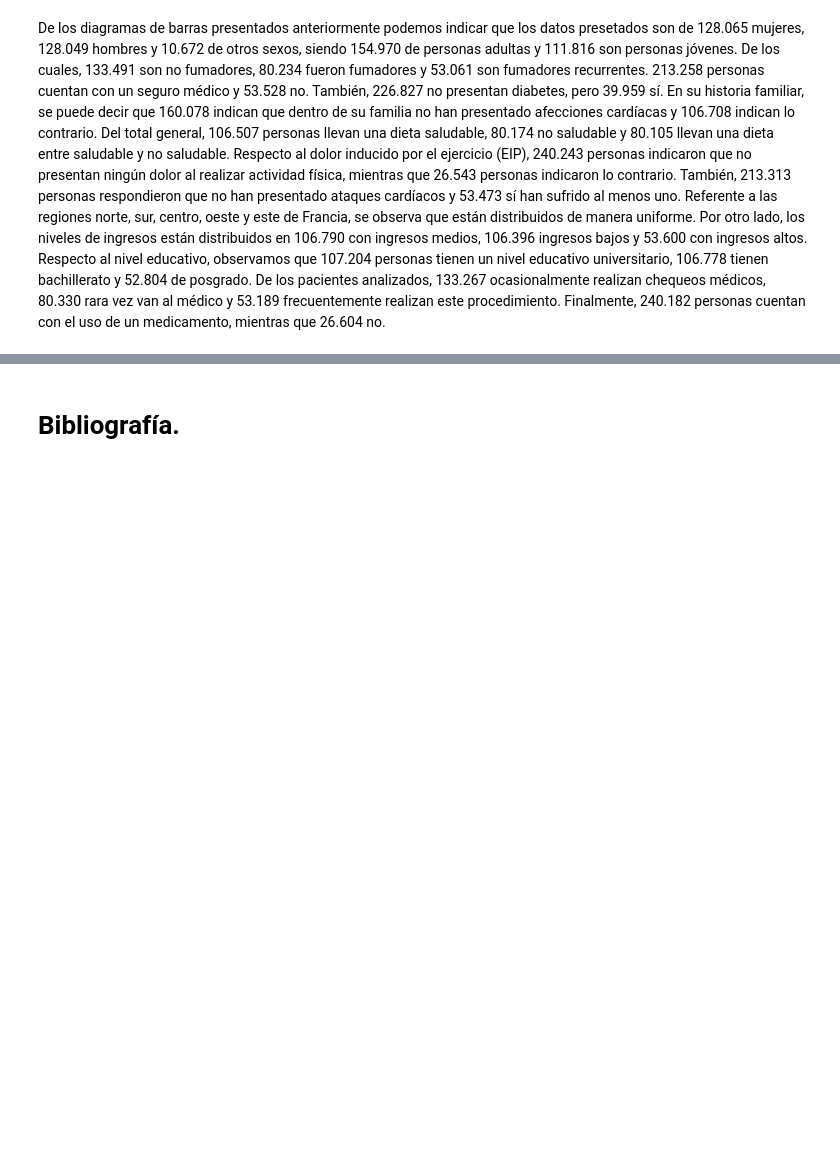
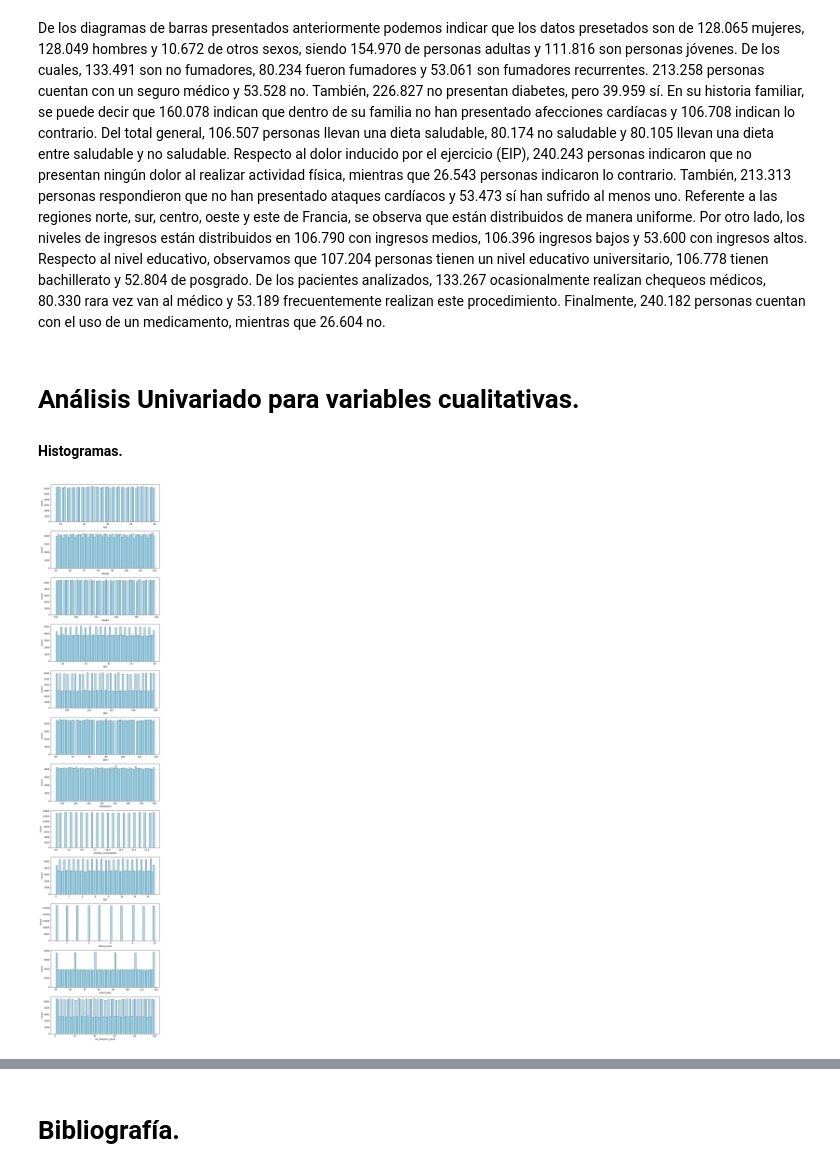
Before and after one commit to julianamu323/Proyectos, a Jupyter notebook: Afecciones_cardiacas.ipynb, the cells around one changed output, grey strips where cells are left out. Cells and saved outputs as stored; diff of their text form; code cells hidden in the pictures; blank space fills up the shorter version.

```diff
--- a/Afecciones_cardiacas.ipynb
+++ b/Afecciones_cardiacas.ipynb
@@ -192,0 +195,17 @@ De los diagramas de barras presentados anteriormente podemos indicar que los dat
+# %% [markdown]
+# **Análisis Univariado para variables cualitativas.**
+# %% [markdown]
+**Histogramas.**
+# %%
+columns2 = ['Age', 'Weight', 'Height', 'BMI', 'BPS', 'BPD', 'Cholesterol',
+            'Alcohol_Consumption', 'PAH', 'Stress_Level', 'Heart_Rate', 'Air_Pollution_Level']
+# %%
+fig, axs = plt.subplots(len(columns2), 1, figsize=(8, len(columns2)*3))
+
+for i, col in enumerate(columns2):
+  sns.histplot(x = data[col], color = 'skyblue', ax = axs[i])
+
+plt.tight_layout()
+plt.show()
+# %% [output]
+[figure, added]
```
Also changed, not shown: parts of 4 cells of this notebook.
